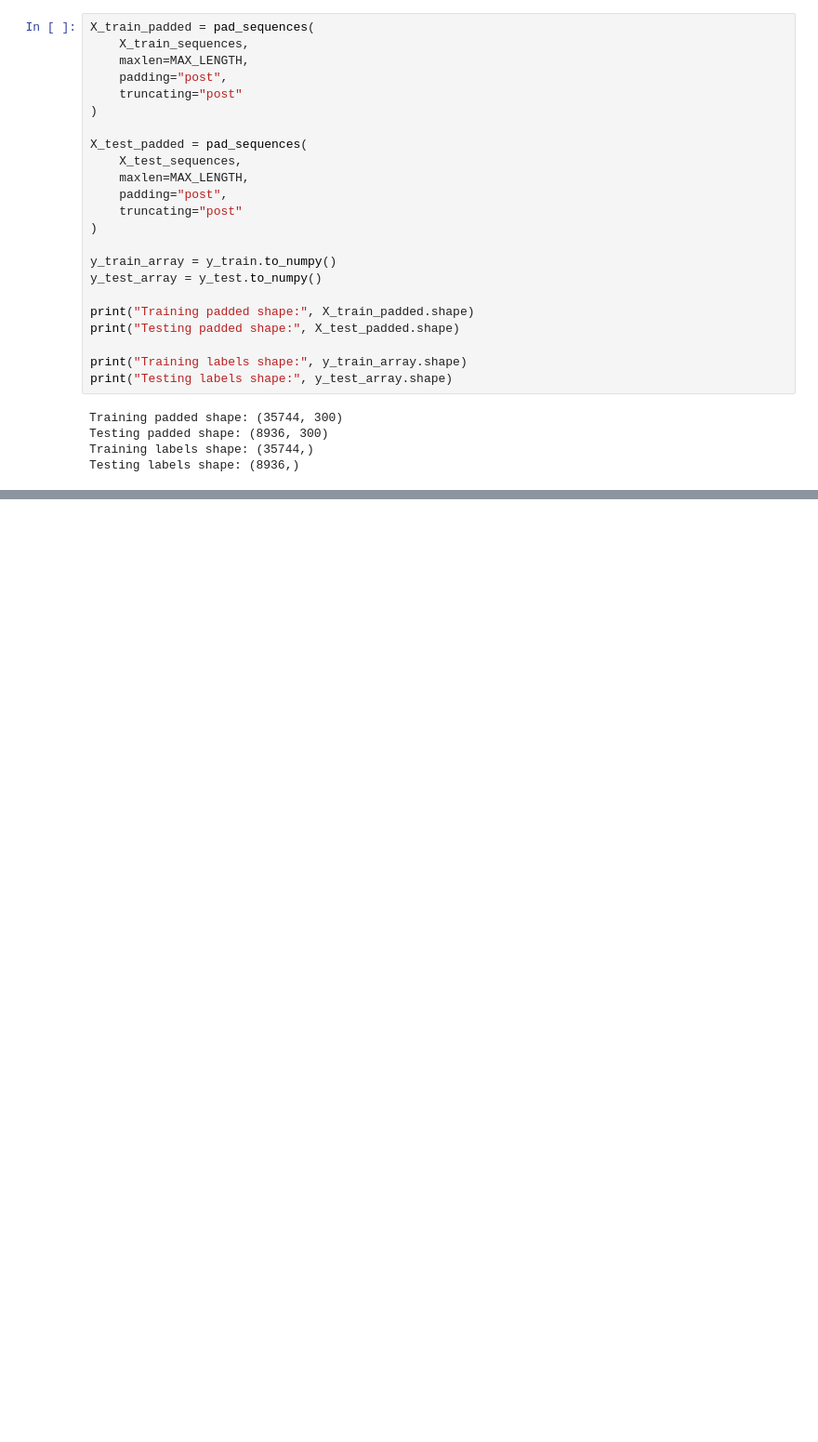
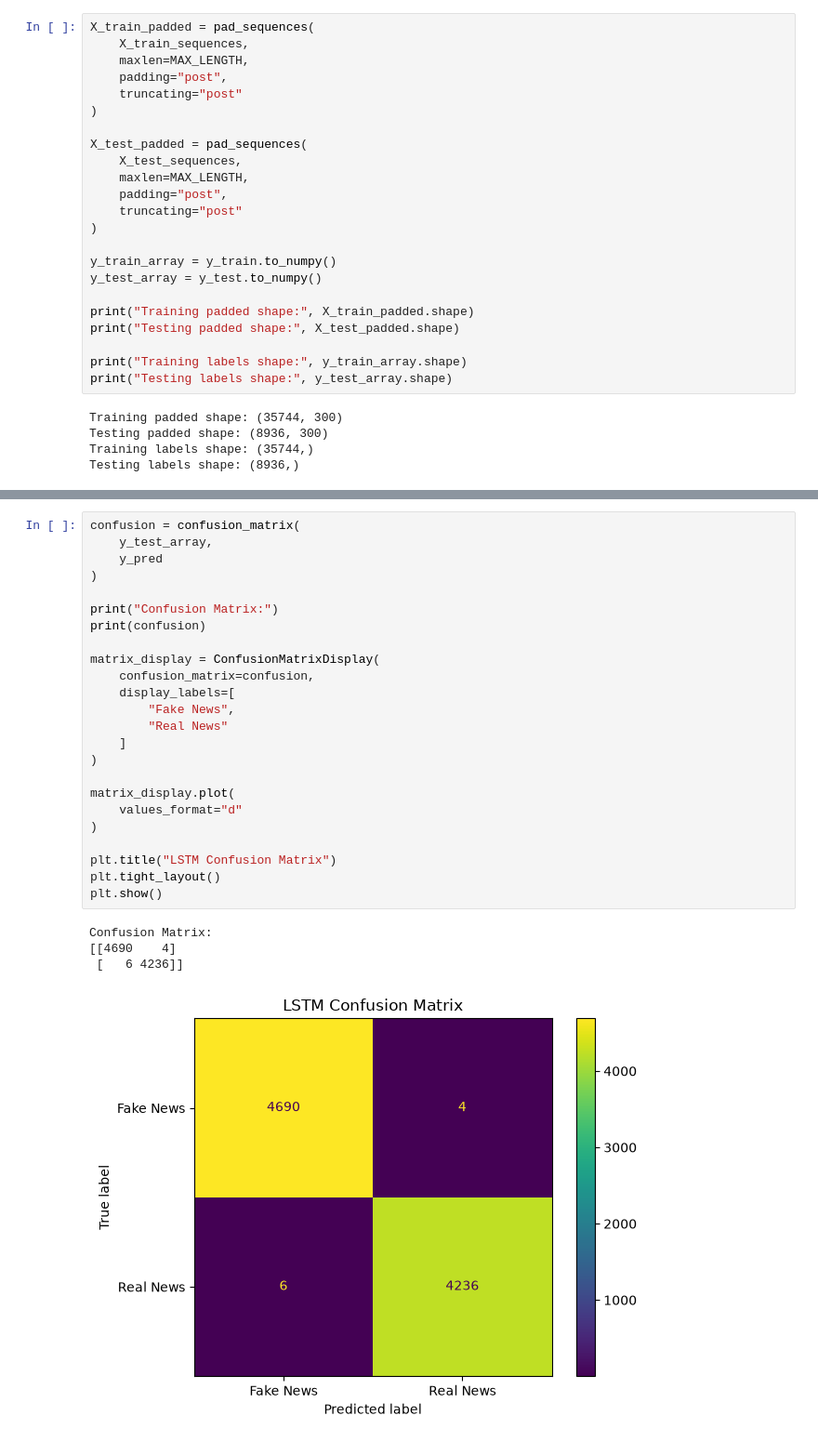
Before and after one commit to Tiwanka0312/NLP_Group_39, a Jupyter notebook: notebooks/06_lstm.ipynb, the cells around one changed output, grey strips where cells are left out. Shown at 93% size. Saved outputs shown, nothing was run; the diff lists cells and outputs as text; blank space fills up the shorter version.

```diff
--- a/notebooks/06_lstm.ipynb
+++ b/notebooks/06_lstm.ipynb
@@ -491,0 +838,29 @@ Testing labels shape: (8936,)
+# %%
+confusion = confusion_matrix(
+    y_test_array,
+    y_pred
+)
+
+print("Confusion Matrix:")
+print(confusion)
+
+matrix_display = ConfusionMatrixDisplay(
+    confusion_matrix=confusion,
+    display_labels=[
+        "Fake News",
+        "Real News"
+    ]
+)
+
+matrix_display.plot(
+    values_format="d"
+)
+
+plt.title("LSTM Confusion Matrix")
+plt.tight_layout()
+plt.show()
+# %% [output]
+Confusion Matrix:
+[[4690    4]
+ [   6 4236]]
+[figure, added]
```
Also changed, not shown: parts of 24 cells of this notebook, 6 other files.
